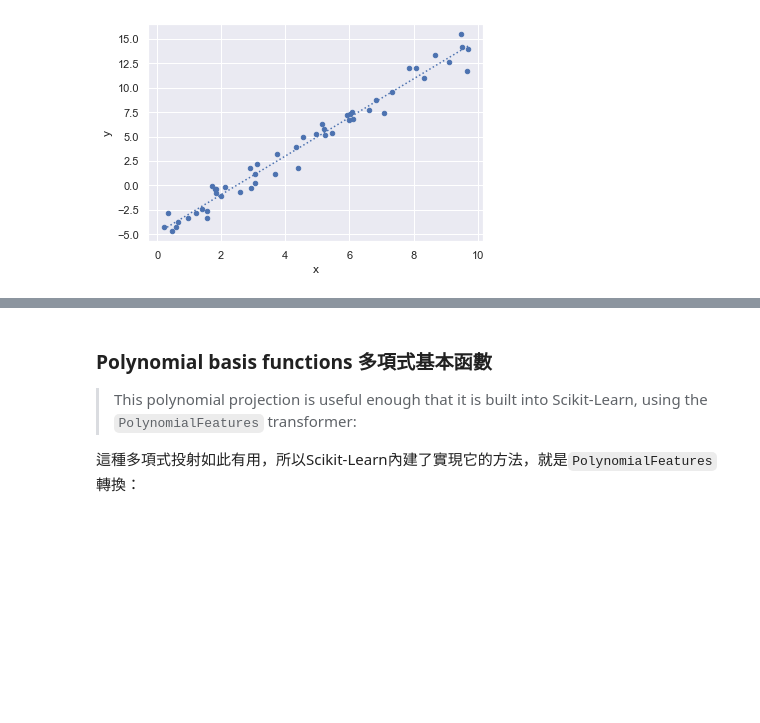
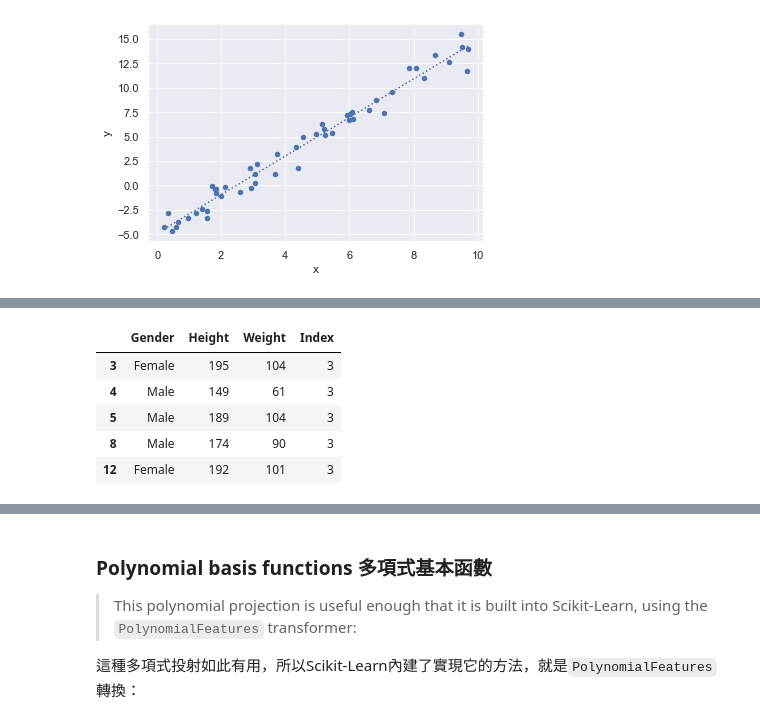
Before and after one commit to juck30808/juck30808, a Jupyter notebook: 05.06-Linear-Regression.ipynb, the cells around one changed output, grey strips where cells are left out. Cells and saved outputs as stored; diff of their text form; code cells hidden in the pictures; blank space fills up the shorter version.

```diff
--- a/05.06-Linear-Regression.ipynb
+++ b/05.06-Linear-Regression.ipynb
@@ -256,0 +273,11 @@ ax.plot(x_fit["x"], y_pred, linestyle=":")
+# %%
+bmi_health_3 = dt[dt["Index"] == 3]   # made Frame
+#bmi_health_3 = dt["Index"] == 3     # None Frame
+bmi_health_3.head()
+# %% [output]
+|  | Gender | Height | Weight | Index |
+| 3 | Female | 195 | 104 | 3 |
+| 4 | Male | 149 | 61 | 3 |
+| 5 | Male | 189 | 104 | 3 |
+| 8 | Male | 174 | 90 | 3 |
+| 12 | Female | 192 | 101 | 3 |
```
Also changed, not shown: parts of 6 cells of this notebook, 2 other files.
